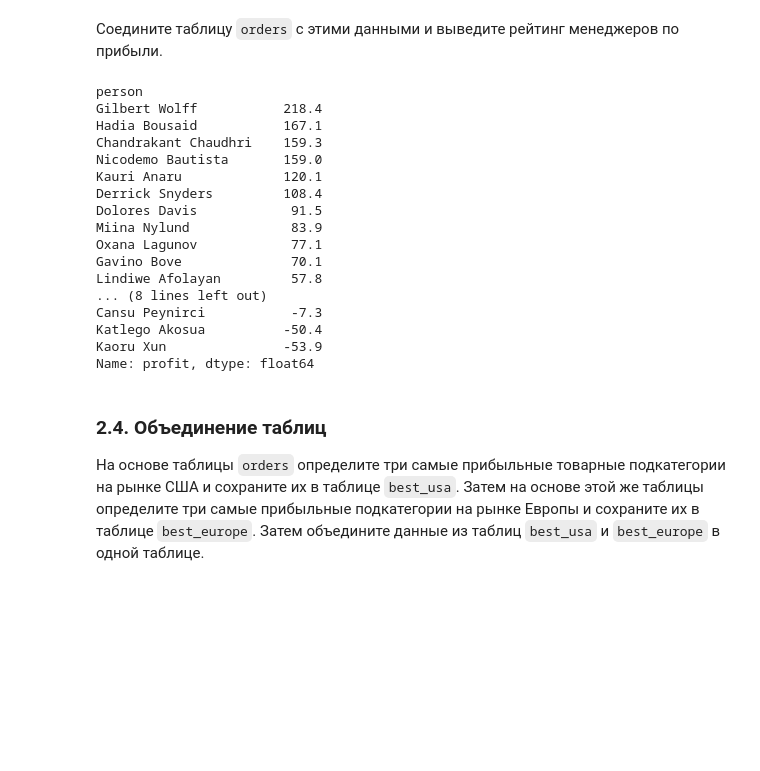
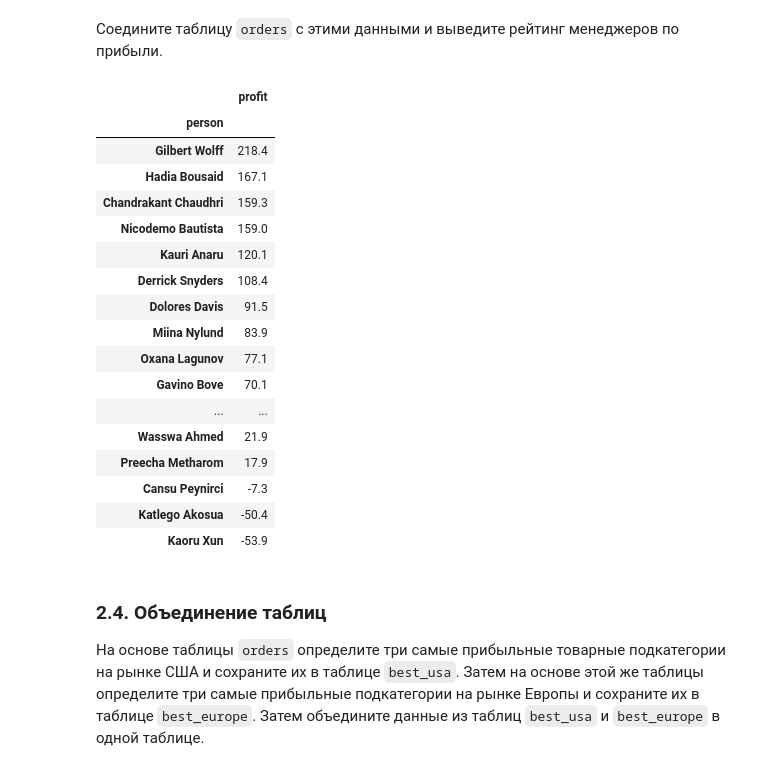
Before and after one commit to sevenzing/delete_this, a Jupyter notebook: lab5/seminar5_groupby_joins.ipynb, the cells around one changed output. Saved outputs shown, nothing was run; the diff lists cells and outputs as text; code cells hidden in the pictures; blank space fills up the shorter version.

```diff
--- a/lab5/seminar5_groupby_joins.ipynb
+++ b/lab5/seminar5_groupby_joins.ipynb
@@ -480,29 +497,30 @@ True
 # %%
 orders_with_persons = orders.merge(people, on=['region'], how='left')
 
-# толькоу Canada нет менеджера
-orders_with_persons[orders_with_persons['person'].isna()][['region']].groupby('region').groups.keys() # == ['Canada']
+# на всякий случай посмотрим у каких регионов нет менеджера
+orders_with_persons[orders_with_persons['person'].isna()][['region']].groupby('region').groups.keys() # == ['Canada'] значит только у Канады, не страшно
 
 # в тыч. руб.
-round(orders_with_persons.groupby('person')['profit'].sum().sort_values(ascending=False)/1000, 1)
+round(orders_with_persons.groupby('person')[['profit']].sum().sort_values(by='profit',ascending=False)/1000, 1)
 # %% [output]
-person
-Gilbert Wolff           218.4
-Hadia Bousaid           167.1
-Chandrakant Chaudhri    159.3
-Nicodemo Bautista       159.0
-Kauri Anaru             120.1
-Derrick Snyders         108.4
-Dolores Davis            91.5
-Miina Nylund             83.9
-Oxana Lagunov            77.1
-Gavino Bove              70.1
-Lindiwe Afolayan         57.8
-... (8 lines left out)
-Cansu Peynirci           -7.3
-Katlego Akosua          -50.4
-Kaoru Xun               -53.9
-Name: profit, dtype: float64
+|  | profit |
+| person |  |
+| Gilbert Wolff | 218.4 |
+| Hadia Bousaid | 167.1 |
+| Chandrakant Chaudhri | 159.3 |
+| Nicodemo Bautista | 159.0 |
+| Kauri Anaru | 120.1 |
+| Derrick Snyders | 108.4 |
+| Dolores Davis | 91.5 |
+| Miina Nylund | 83.9 |
+| Oxana Lagunov | 77.1 |
+| Gavino Bove | 70.1 |
+| ... | ... |
+| Wasswa Ahmed | 21.9 |
+| Preecha Metharom | 17.9 |
+| Cansu Peynirci | -7.3 |
+| Katlego Akosua | -50.4 |
+| Kaoru Xun | -53.9 |
 # %% [markdown]
 ### 2.4. Объединение таблиц
 На основе таблицы `orders` определите три самые прибыльные товарные подкатегории на рынке США и сохраните их в таблице `best_usa`. Затем на основе этой же таблицы определите три самые прибыльные подкатегории на рынке Европы и сохраните их в таблице `best_europe`. Затем объедините данные из таблиц `best_usa` и `best_europe` в одной таблице.
```
Also changed, not shown: parts of 12 cells of this notebook.
